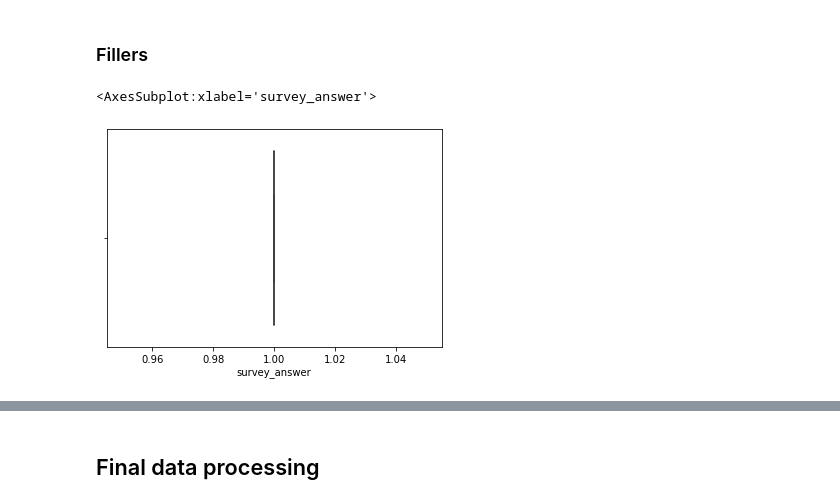
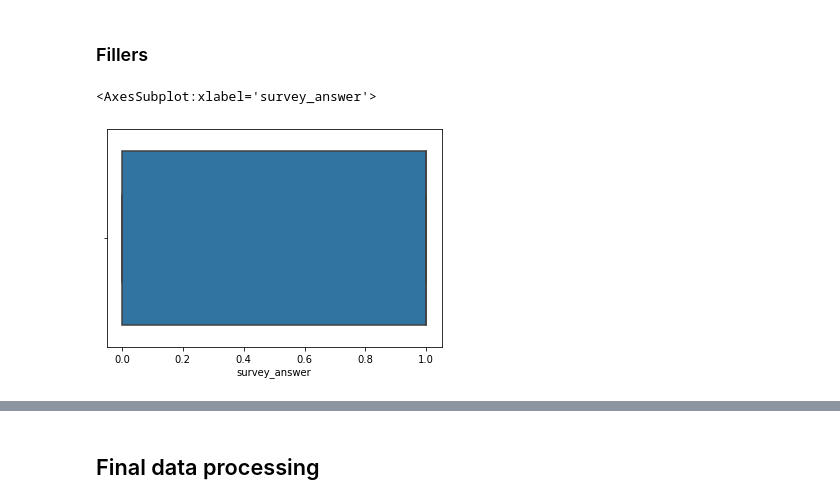
Before and after one commit to hans/explaining, a Jupyter notebook: notebooks/01_production_swarm-topicality/00 preprocess.ipynb, the cells around one changed output, grey strips where cells are left out. Drawn from its saved outputs; the diff is of its cells as text; code cells hidden in the pictures.

```diff
--- a/notebooks/01_production_swarm-topicality/00 preprocess.ipynb
+++ b/notebooks/01_production_swarm-topicality/00 preprocess.ipynb
@@ -154,12 +165,15 @@ dtype: float64
 # %% [markdown]
 ### Fillers
 # %%
+# some fillers aren't good, upon reflection. drop them from evaluation
+drop_fillers = [6]
+
 filler_stats = response_df[response_df.condition_0 == "filler"].reset_index() \
-    .groupby(["uniqueid", "condition_1"]).apply(lambda xs: (xs.survey_answer == "good").astype(float))
+    .groupby(["uniqueid", "item_id", "condition_1"]).apply(lambda xs: (xs[~xs.item_id.isin(drop_fillers)].survey_answer == "good").astype(float))
 sns.boxplot(data=filler_stats.reset_index(), x="survey_answer", hue="uniqueid")
 # %% [output]
 <AxesSubplot:xlabel='survey_answer'>
-[figure, old version]
+[figure, new version]
 # %%
 filler_stats_summary = filler_stats.groupby("uniqueid").mean()
 filler_stats_summary.sort_values()
```
Also changed, not shown: parts of 34 cells of this notebook, 4 other files.
